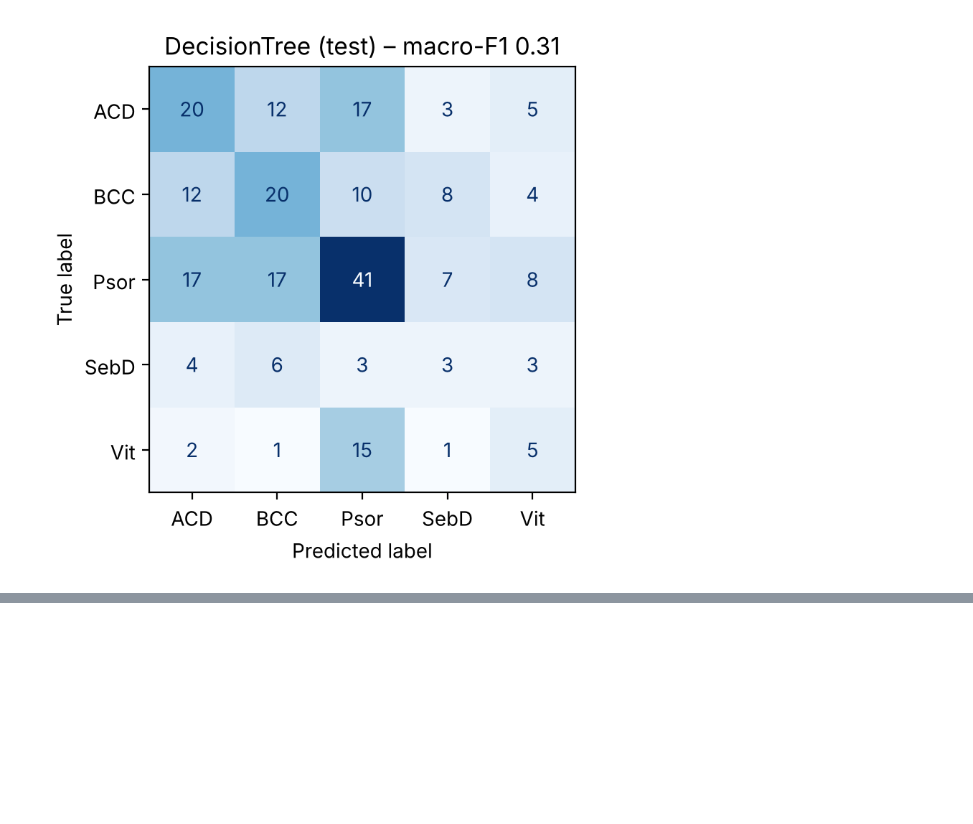
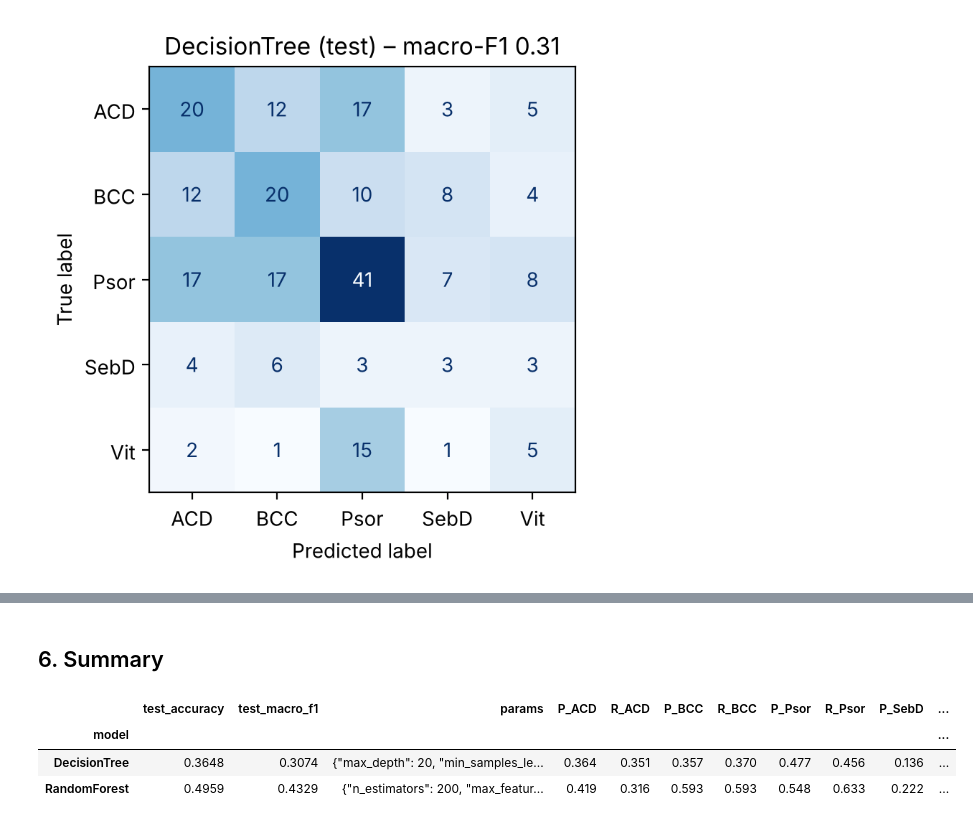
Before and after one commit to Cyrix7/f21dl-2026-27-UG-group-15, a Jupyter notebook: notebooks/R3_decision_tree_random_forest.ipynb, the cells around one changed output, grey strips where cells are left out. Cells and saved outputs as stored; diff of their text form; code cells hidden in the pictures; blank space fills up the shorter version.

```diff
--- a/notebooks/R3_decision_tree_random_forest.ipynb
+++ b/notebooks/R3_decision_tree_random_forest.ipynb
@@ -186,0 +246,11 @@ allergic contact dermatitis      0.364     0.351     0.357        57
+# %% [markdown]
+## 6. Summary
+# %%
+# test scores for both tree models
+summary = pd.DataFrame([dt_res, rf_res]).set_index("model")
+summary
+# %% [output]
+|  | test_accuracy | test_macro_f1 | params | P_ACD | R_ACD | P_BCC | R_BCC | P_Psor | R_Psor | P_SebD | ... |
+| model |  |  |  |  |  |  |  |  |  |  | ... |
+| DecisionTree | 0.3648 | 0.3074 | {"max_depth": 20, "min_samples_le... | 0.364 | 0.351 | 0.357 | 0.370 | 0.477 | 0.456 | 0.136 | ... |
+| RandomForest | 0.4959 | 0.4329 | {"n_estimators": 200, "max_featur... | 0.419 | 0.316 | 0.593 | 0.593 | 0.548 | 0.633 | 0.222 | ... |
```
Also changed, not shown: parts of 5 cells of this notebook.
